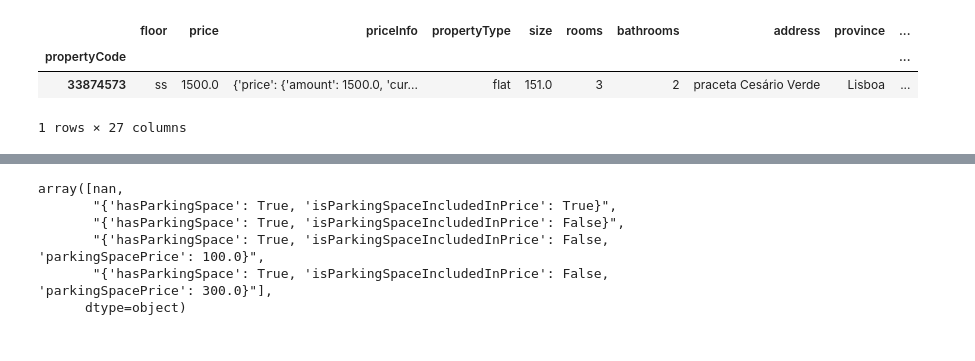
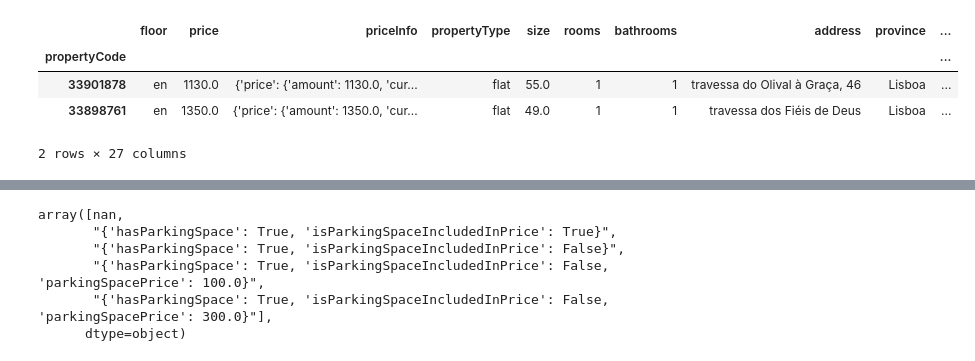
Before and after one commit to fcortevargas/housing-prices, a Jupyter notebook: notebooks/data_cleaning.ipynb, the cells around one changed output, grey strips where cells are left out. Drawn from its saved outputs; the diff is of its cells as text; code cells hidden in the pictures.

```diff
--- a/notebooks/data_cleaning.ipynb
+++ b/notebooks/data_cleaning.ipynb
@@ -124,10 +137,11 @@ array(['3', nan, '5', '1', 'bj', '2', '4', '8', '7', 'st', '6', '9', '13',
 # %%
-df[df.floor == 'ss']
+df[df.floor == 'en']
 # %% [output]
 |  | floor | price | priceInfo | propertyType | size | rooms | bathrooms | address | province | ... |
 | propertyCode |  |  |  |  |  |  |  |  |  | ... |
-| 33874573 | ss | 1500.0 | {'price': {'amount': 1500.0, 'cur... | flat | 151.0 | 3 | 2 | praceta Cesário Verde | Lisboa | ... |
+| 33901878 | en | 1130.0 | {'price': {'amount': 1130.0, 'cur... | flat | 55.0 | 1 | 1 | travessa do Olival à Graça, 46 | Lisboa | ... |
+| 33898761 | en | 1350.0 | {'price': {'amount': 1350.0, 'cur... | flat | 49.0 | 1 | 1 | travessa dos Fiéis de Deus | Lisboa | ... |
-1 rows × 27 columns
+2 rows × 27 columns
 # %%
 df.floor = df.floor.str.replace('bj', '0')
 df.floor = df.floor.str.replace('-', '')
```
Also changed, not shown: parts of 27 cells of this notebook.
